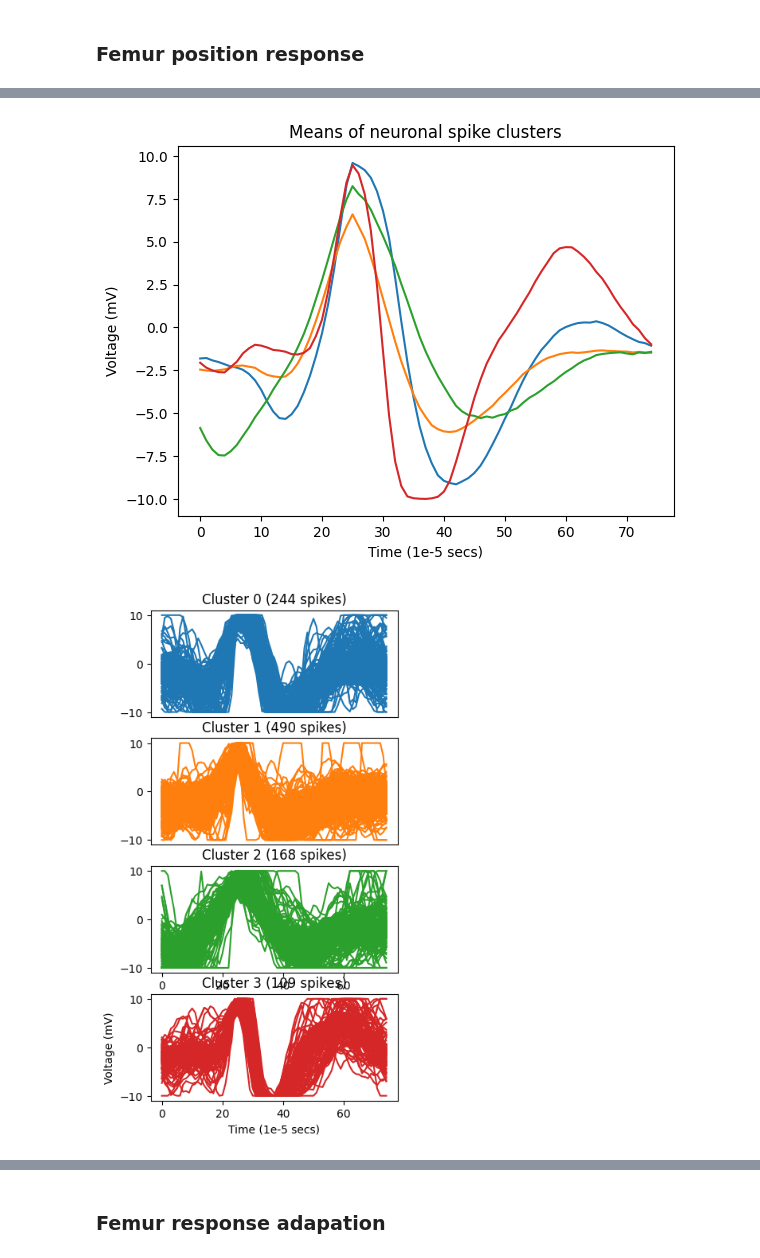
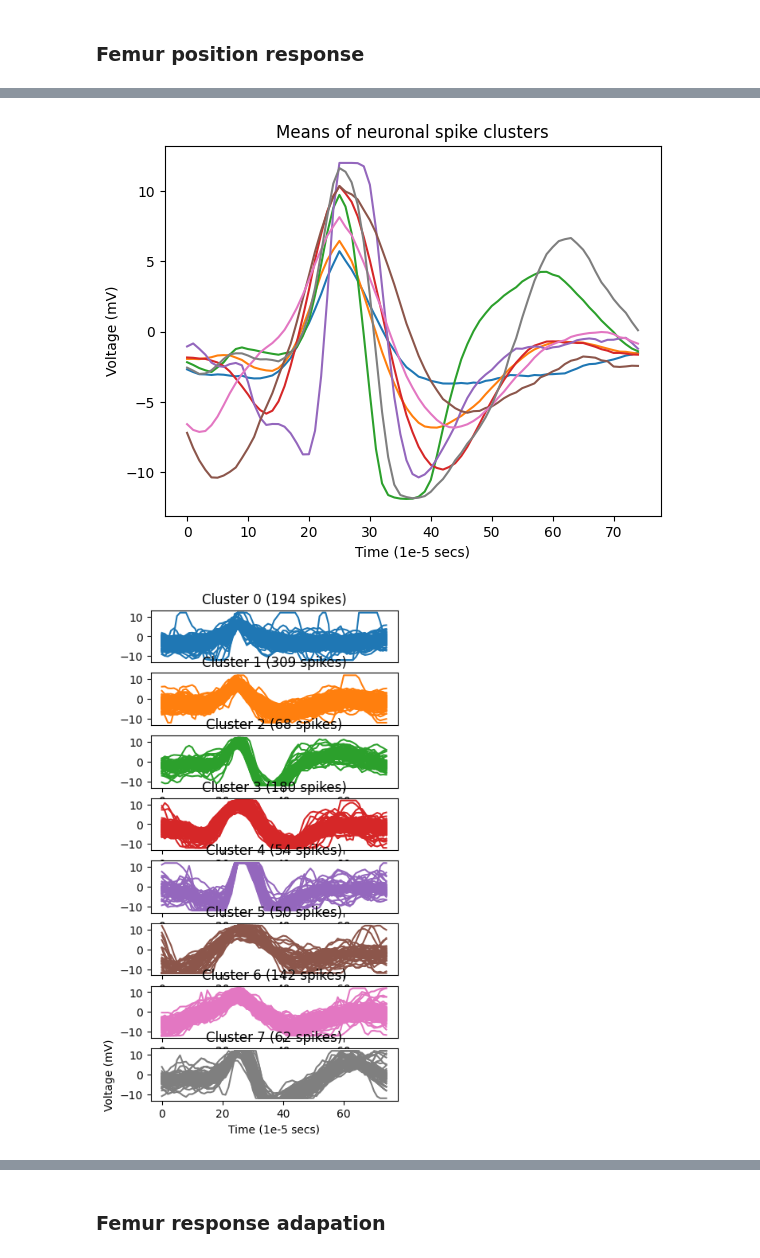
Before and after one commit to adishreeg/bi162-final-project, a Jupyter notebook: code/AirflowSimulation.ipynb, the cells around one changed output, grey strips where cells are left out. Saved outputs shown, nothing was run; the diff lists cells and outputs as text; code cells hidden in the pictures.

```diff
--- a/code/AirflowSimulation.ipynb
+++ b/code/AirflowSimulation.ipynb
@@ -134,7 +134,7 @@ def cluster(filename, ch_no, n_clusters, boundary=11, threshold=10):
 
     return aligned_spikes, spike_clusters
 # %%
-def cluster_multiple(filenames, n_clusters, ch_no=1, boundary=10):
+def cluster_multiple(filenames, n_clusters, ch_no=1, boundary=10, threshold=10):
     def localize(t, ch):
         t_max = np.argmax(ch[t:t+500])
         # Shift window at edges
@@ -154,7 +154,7 @@ def cluster_multiple(filenames, n_clusters, ch_no=1, boundary=10):
         bp_filter = signal.butter(10, [300, 3000], 'bandpass', fs=10000, output='sos')
         filtered = signal.sosfilt(bp_filter, ch_1)
         # Spike detection using threshold
-        threshold = np.median(abs(filtered)) * 4 / 0.6745 # Quian Quiroga et al. (2004)
+        # threshold = np.median(abs(filtered)) * 4 / 0.6745 # Quian Quiroga et al. (2004)
         spike_windows = [t for t in range(0, len(ch_1), 500) if sum(ch_1[t:t+500] > threshold)]
         # Align using maximum (reasonable since we are using sufficiently high sampling rate)
         aligned_spikes[loc] = [localize(t, ch_1) for t in spike_windows]
@@ -245,7 +245,7 @@ filenames = {
     '4506': '../final_data/day3/20231127-134506.dat'
 }
 # %%
-aligned_spikes, spike_clusters = cluster_multiple(filenames, n_clusters=4, ch_no=1, boundary=10)
+aligned_spikes, spike_clusters = cluster_multiple(filenames, ch_no=0, n_clusters=8, boundary=12, threshold=4)
 # %% [output]
 key=[rundate] value=['20231127-134506']
 key=[rate_hz] value=[10000]
@@ -260,2 +260,2 @@ key=[sweepperiod_s] value=[1]
-[figure, old version]
+[figure, new version]
-[figure, old version]
+[figure, new version]
```
Also changed, not shown: parts of 8 cells of this notebook, 1 other file.
